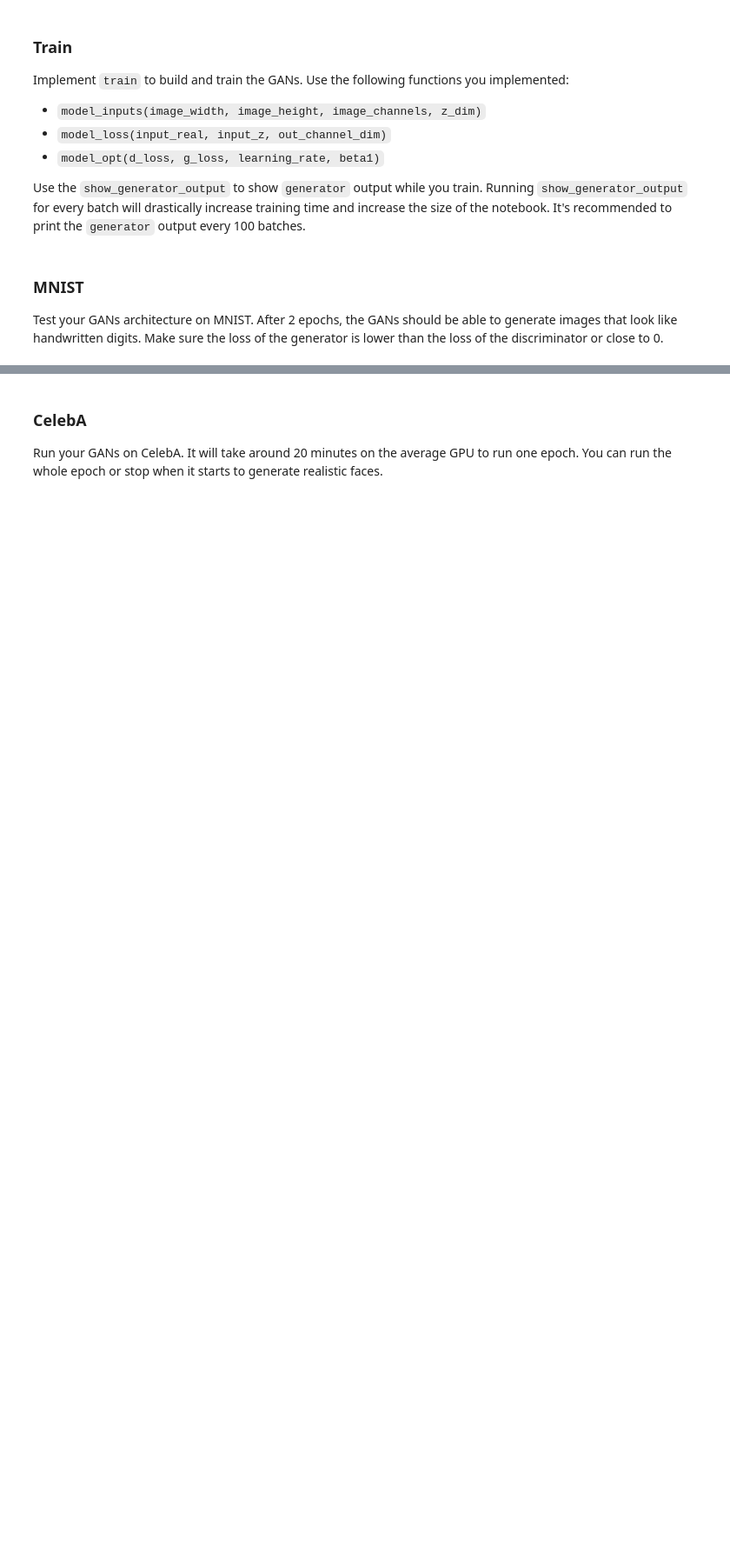
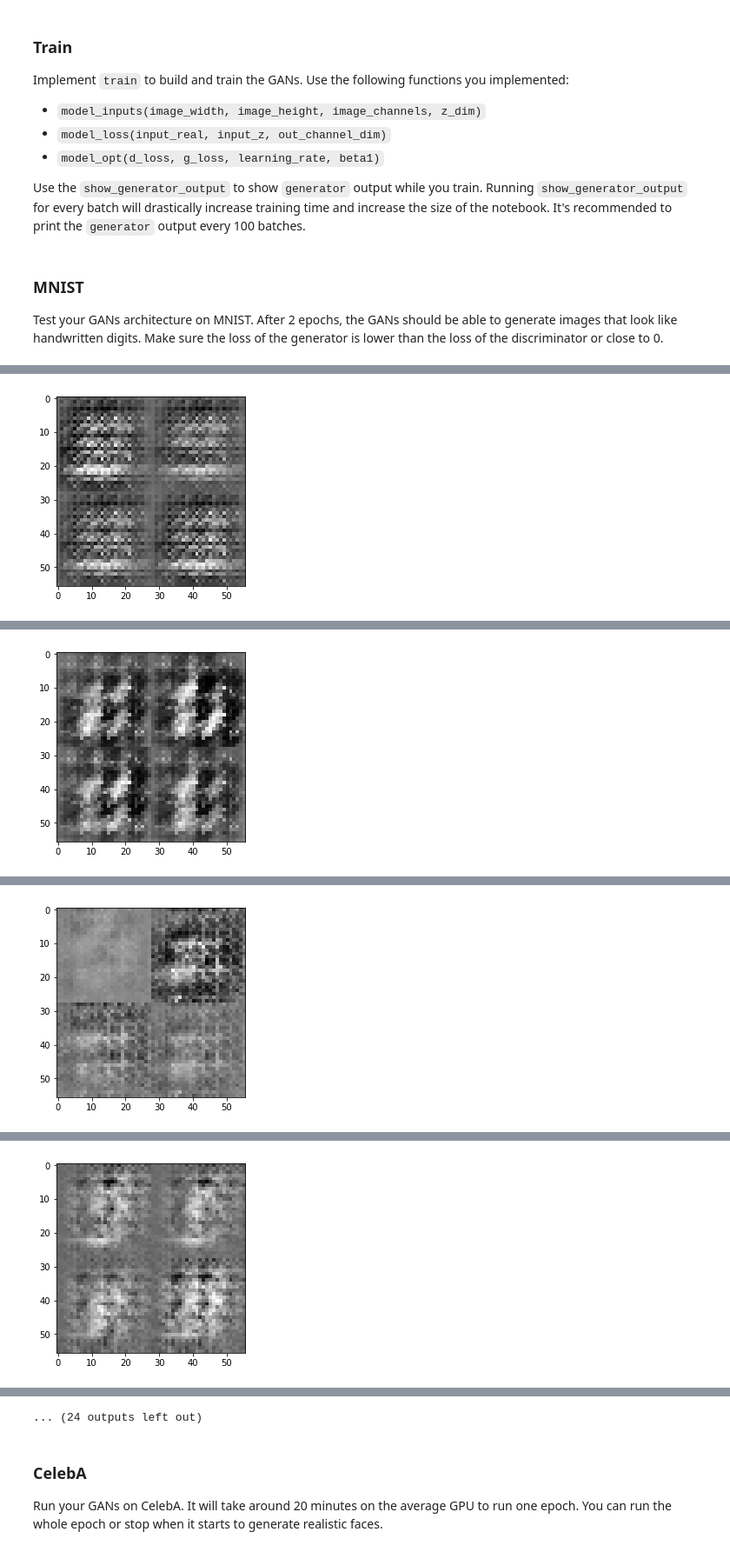
Before and after one commit to tituslungu/DLND_Project5_Face_Generation_GANs, a Jupyter notebook: dlnd_face_generation.ipynb, the cells around one changed output, grey strips where cells are left out. Shown at 87% size. Drawn from its saved outputs; the diff is of its cells as text; code cells hidden in the pictures; blank space fills up the shorter version.

```diff
--- a/dlnd_face_generation.ipynb
+++ b/dlnd_face_generation.ipynb
@@ -182,20 +181,28 @@ def generator(z, out_channel_dim, is_train=True):
     :return: The tensor output of the generator
     """
     # TODO: Implement Function
-    alpha = 0.2
+    alpha = 0.2 #0.08-0.15
     with tf.variable_scope('generator', reuse = not is_train):
-        x1 = tf.layers.dense(z, 7*7*512)
-        x1 = tf.reshape(x1, (-1, 7, 7, 512))
-        x1 = tf.layers.batch_normalization(x1, training=is_train)
+        x1 = tf.layers.dense(z, 2*2*512)
+        x1 = tf.reshape(x1, (-1, 2, 2, 512))
+#         x1 = tf.layers.batch_normalization(x1, training=is_train)
         x1 = tf.maximum(x1*alpha, x1)
 
-        x2 = tf.layers.conv2d_transpose(x1, 256, 5, strides=1, padding="same")
+        x2 = tf.layers.conv2d_transpose(x1, 256, 5, strides=2, padding="valid")
         x2 = tf.layers.batch_normalization(x2, training=is_train)
         x2 = tf. maximum(x2*alpha, x2)
 
         x3 = tf.layers.conv2d_transpose(x2, 128, 5, strides=2, padding="same")
         x3 = tf.layers.batch_normalization(x3, training=is_train)
         x3 = tf.maximum(x3*alpha, x3)
+
+#         x4 = tf.layers.conv2d_transpose(x3, 200, 5, strides=1, padding="same")
+#         x4 = tf.layers.batch_normalization(x4, training=is_train)
+#         x4 = tf. maximum(x4*alpha, x4)
+
+#         x5 = tf.layers.conv2d_transpose(x4, 150, 5, strides=1, padding="same")
+#         x5 = tf.layers.batch_normalization(x5, training=is_train)
+#         x5 = tf.maximum(x5*alpha, x5)
 
         logits = tf.layers.conv2d_transpose(x3, out_channel_dim, 5, strides=2, padding="same")
         outputs = tf.tanh(logits)
@@ -328,7 +336,7 @@ def train(epoch_count, batch_size, z_dim, learning_rate, beta1, get_batches, dat
     """
     # TODO: Build Model
 #     with tf.Graph().as_default():
-    real_inputs, z_inputs, learn_rate = model_inputs(data_shape[1], data_shape[2], data_shape[3], z_dim)
+    real_inputs, z_inputs, learn_rate = model_inputs(data_shape[1], data_shape[2], data_shape[3], z_dim) #28,28,1
     d_loss, g_loss = model_loss(real_inputs, z_inputs, data_shape[3])
     d_opt, g_opt = model_opt(d_loss, g_loss, learn_rate, beta1)
 
@@ -361,7 +369,7 @@ def train(epoch_count, batch_size, z_dim, learning_rate, beta1, get_batches, dat
 
                     losses.append((d_loss_, g_loss_))
 
-                    _ = show_generator_output(sess, 5, z_inputs, z_dim, data_image_mode)
+                    _ = show_generator_output(sess, 5, z_inputs, data_shape[3], data_image_mode)
 
         saver = tf.train.Saver()
         saver.save(sess, './checkpoints/generator.ckpt')
@@ -369,10 +377,10 @@ def train(epoch_count, batch_size, z_dim, learning_rate, beta1, get_batches, dat
 ### MNIST
 Test your GANs architecture on MNIST.  After 2 epochs, the GANs should be able to generate images that look like handwritten digits.  Make sure the loss of the generator is lower than the loss of the discriminator or close to 0.
 # %%
-batch_size = 128
+batch_size = 64 #32 or 64
 z_dim = 100
-learning_rate = 0.002
-beta1 = 0.5
+learning_rate = 0.0004 #0.0002 - 0.0008
+beta1 = 0.5 #0.2 - 0.5
 
 
 """
@@ -388,0 +397 @@ Epoch 1/2... Discriminator Loss: 0.5862... Generator Loss: 2.7411
+[figure, added]
@@ -389,0 +399 @@ ValueError: Trying to share variable generator/conv2d_transpose_2/kernel, but sp
+[figure, added]
@@ -389,0 +401 @@ ValueError: Trying to share variable generator/conv2d_transpose_2/kernel, but sp
+[figure, added]
@@ -389,0 +403 @@ ValueError: Trying to share variable generator/conv2d_transpose_2/kernel, but sp
+[figure, added]
@@ -390,3 +408,4 @@ ValueError: Trying to share variable generator/conv2d_transpose_2/kernel, but sp
+... (24 outputs left out)
 # %% [markdown]
 ### CelebA
 Run your GANs on CelebA.  It will take around 20 minutes on the average GPU to run one epoch.  You can run the whole epoch or stop when it starts to generate realistic faces.
```
Also changed, not shown: parts of 5 cells of this notebook, 4 other files.
